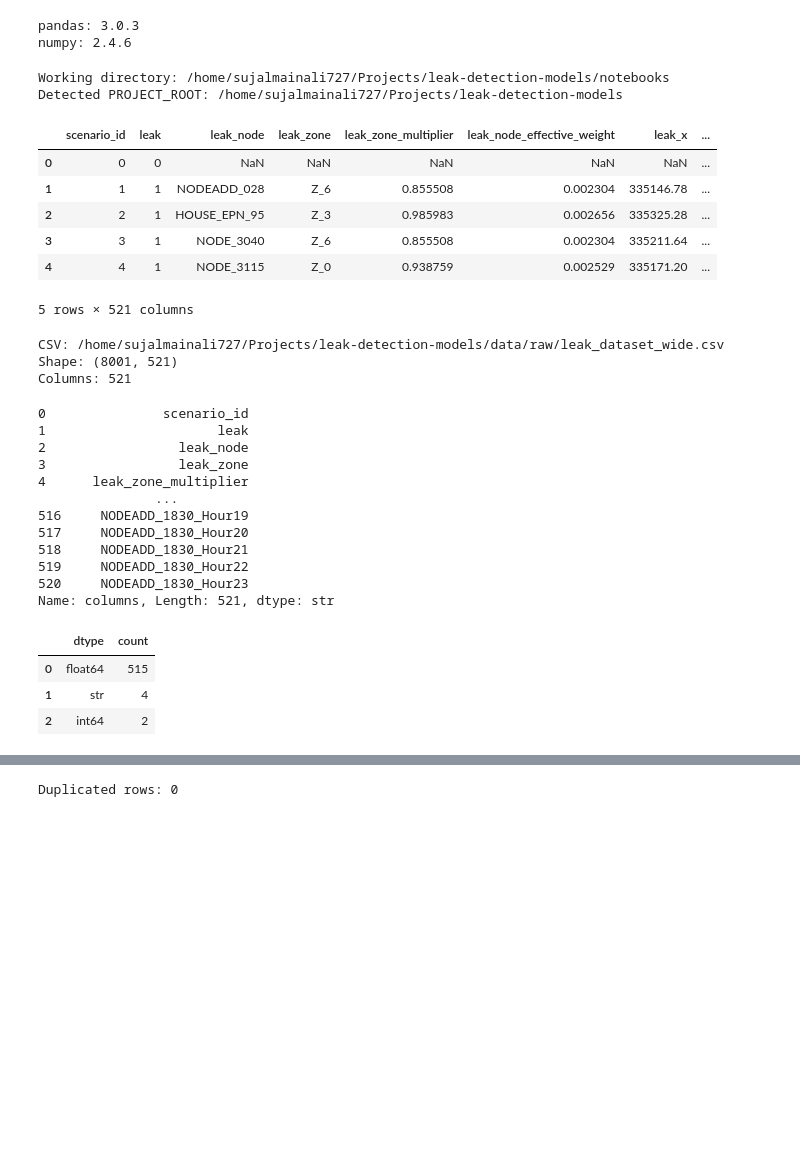
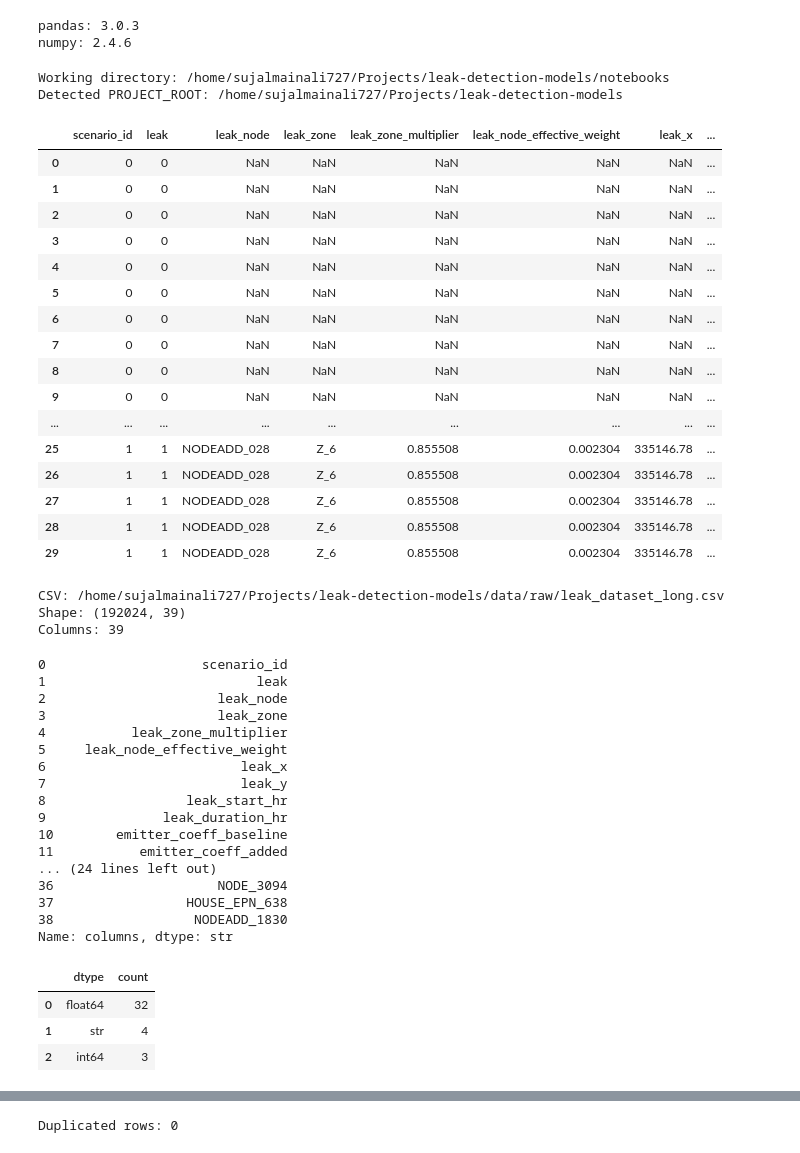
Before and after one commit to SujalMainali/leak-detection-models, a Jupyter notebook: notebooks/Analysis.ipynb, the cells around one changed output, grey strips where cells are left out. Drawn from its saved outputs; the diff is of its cells as text; code cells hidden in the pictures; blank space fills up the shorter version.

```diff
--- a/notebooks/Analysis.ipynb
+++ b/notebooks/Analysis.ipynb
@@ -31,7 +31,7 @@ numpy: 2.4.6
 # %%
 # ---- Configuration ----
 # Option A: set your CSV path directly (recommended):
-CSV_PATH = "data/raw/leak_dataset_wide.csv"  # wide format raw dataset
+CSV_PATH = "data/raw/leak_dataset_long.csv"  # wide format raw dataset
 
 # Option B: auto-detect a CSV under these folders if CSV_PATH is None:
 SEARCH_DIRS = [Path('data/raw'), Path('data'), Path('.')]
@@ -128,39 +128,49 @@ def pick_csv_path(csv_path: Optional[str]) -> Path:
     for i, p in enumerate(candidates, start=1):
         print(f"  {i:>2}. {p.as_posix()}")
 
     # Choose the first by default; change idx if needed.
     idx = 1
     chosen = candidates[idx - 1]
     print()
     print(f"Using: {chosen.as_posix()}")
     return chosen
 
 
 def load_csv(path: Path, sample_rows: Optional[int] = None) -> pd.DataFrame:
     read_kwargs: Dict[str, Any] = {"low_memory": False}
     if sample_rows is not None:
         read_kwargs["nrows"] = int(sample_rows)
 
     try:
         return pd.read_csv(path, **read_kwargs)
     except Exception as e:
         print(f"Primary read_csv failed: {e!r}")
         return pd.read_csv(path, engine="python", **read_kwargs)
 
 
 csv_path = pick_csv_path(CSV_PATH)
 df = load_csv(csv_path, sample_rows=SAMPLE_ROWS)
-df.head()
+df.head(30)
 # %% [output]
 Working directory: /home/sujalmainali727/Projects/leak-detection-models/notebooks
 Detected PROJECT_ROOT: /home/sujalmainali727/Projects/leak-detection-models
 |  | scenario_id | leak | leak_node | leak_zone | leak_zone_multiplier | leak_node_effective_weight | leak_x | ... |
 | 0 | 0 | 0 | NaN | NaN | NaN | NaN | NaN | ... |
-| 1 | 1 | 1 | NODEADD_028 | Z_6 | 0.855508 | 0.002304 | 335146.78 | ... |
-| 2 | 2 | 1 | HOUSE_EPN_95 | Z_3 | 0.985983 | 0.002656 | 335325.28 | ... |
-| 3 | 3 | 1 | NODE_3040 | Z_6 | 0.855508 | 0.002304 | 335211.64 | ... |
-| 4 | 4 | 1 | NODE_3115 | Z_0 | 0.938759 | 0.002529 | 335171.20 | ... |
+| 1 | 0 | 0 | NaN | NaN | NaN | NaN | NaN | ... |
+| 2 | 0 | 0 | NaN | NaN | NaN | NaN | NaN | ... |
+| 3 | 0 | 0 | NaN | NaN | NaN | NaN | NaN | ... |
+| 4 | 0 | 0 | NaN | NaN | NaN | NaN | NaN | ... |
+| 5 | 0 | 0 | NaN | NaN | NaN | NaN | NaN | ... |
+| 6 | 0 | 0 | NaN | NaN | NaN | NaN | NaN | ... |
+| 7 | 0 | 0 | NaN | NaN | NaN | NaN | NaN | ... |
+| 8 | 0 | 0 | NaN | NaN | NaN | NaN | NaN | ... |
+| 9 | 0 | 0 | NaN | NaN | NaN | NaN | NaN | ... |
+| ... | ... | ... | ... | ... | ... | ... | ... | ... |
+| 25 | 1 | 1 | NODEADD_028 | Z_6 | 0.855508 | 0.002304 | 335146.78 | ... |
+| 26 | 1 | 1 | NODEADD_028 | Z_6 | 0.855508 | 0.002304 | 335146.78 | ... |
+| 27 | 1 | 1 | NODEADD_028 | Z_6 | 0.855508 | 0.002304 | 335146.78 | ... |
+| 28 | 1 | 1 | NODEADD_028 | Z_6 | 0.855508 | 0.002304 | 335146.78 | ... |
+| 29 | 1 | 1 | NODEADD_028 | Z_6 | 0.855508 | 0.002304 | 335146.78 | ... |
-5 rows × 521 columns
 # %%
 print('CSV:', csv_path.as_posix())
 print('Shape:', df.shape)
@@ -168,30 +178,35 @@ print('Columns:', len(df.columns))
 
 pd.Series(df.columns, name='columns')
 # %% [output]
-CSV: /home/sujalmainali727/Projects/leak-detection-models/data/raw/leak_dataset_wide.csv
-Shape: (8001, 521)
-Columns: 521
+CSV: /home/sujalmainali727/Projects/leak-detection-models/data/raw/leak_dataset_long.csv
+Shape: (192024, 39)
+Columns: 39
-0               scenario_id
-1                      leak
-2                 leak_node
-3                 leak_zone
-4      leak_zone_multiplier
-               ...
-516     NODEADD_1830_Hour19
-517     NODEADD_1830_Hour20
-518     NODEADD_1830_Hour21
-519     NODEADD_1830_Hour22
-520     NODEADD_1830_Hour23
-Name: columns, Length: 521, dtype: str
+0                    scenario_id
+1                           leak
+2                      leak_node
+3                      leak_zone
+4           leak_zone_multiplier
+5     leak_node_effective_weight
+6                         leak_x
+7                         leak_y
+8                  leak_start_hr
+9               leak_duration_hr
+10        emitter_coeff_baseline
+11           emitter_coeff_added
+... (24 lines left out)
+36                     NODE_3094
+37                 HOUSE_EPN_638
+38                  NODEADD_1830
+Name: columns, dtype: str
 # %%
 # Data types overview
 dtype_summary = df.dtypes.astype(str).value_counts().rename_axis('dtype').reset_index(name='count')
 dtype_summary
 # %% [output]
 |  | dtype | count |
-| 0 | float64 | 515 |
+| 0 | float64 | 32 |
 | 1 | str | 4 |
-| 2 | int64 | 2 |
+| 2 | int64 | 3 |
 # %%
 # Missing values overview
 missing = df.isna().sum().sort_values(ascending=False)
```
Also changed, not shown: parts of 7 cells of this notebook, 9 other files.
